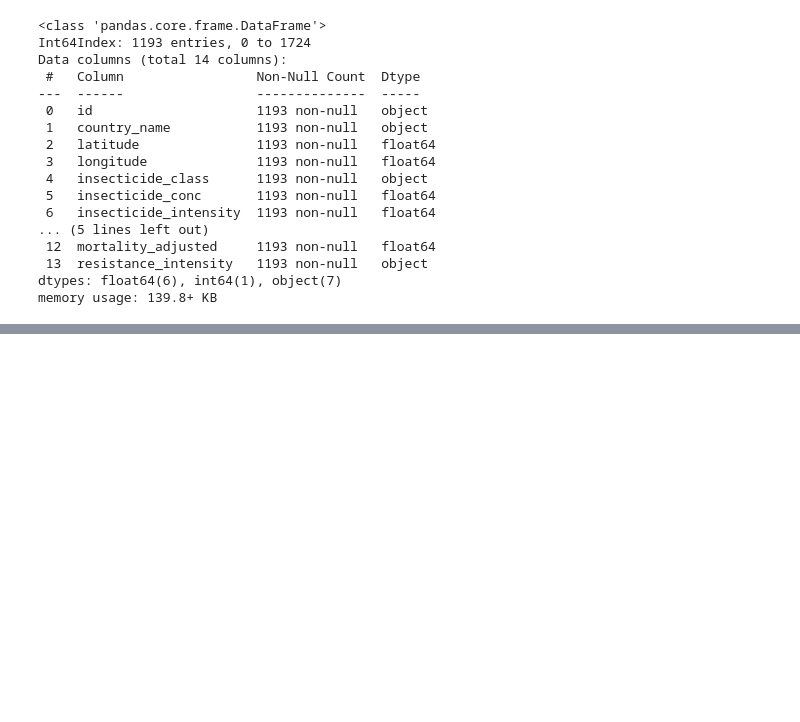
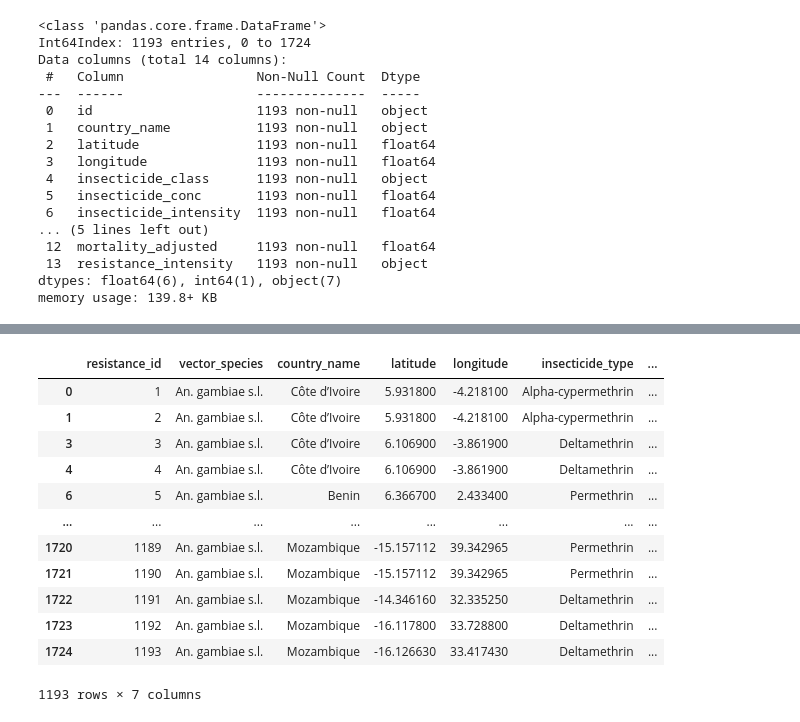
Before and after one commit to WesleyWanyama/136895, a Jupyter notebook: ETL/InsecticideResistanceDataTransformation.ipynb, the cells around one changed output, grey strips where cells are left out. Saved outputs shown, nothing was run; the diff lists cells and outputs as text; code cells hidden in the pictures; blank space fills up the shorter version.

Commit message:
Tables

```diff
--- a/ETL/InsecticideResistanceDataTransformation.ipynb
+++ b/ETL/InsecticideResistanceDataTransformation.ipynb
@@ -323,3 +323,10 @@ Data columns (total 14 columns):
  13  resistance_intensity   1193 non-null   object
 dtypes: float64(6), int64(1), object(7)
 memory usage: 139.8+ KB
+# %%
+# Create a resistance_table with the selected columns
+resistance_table = df[['vector_species', 'country_name', 'latitude', 'longitude', 'insecticide_type', 'resistance_intensity']].copy()
+# Add a new column 'resistance_id' and set it as the index
+resistance_table['resistance_id'] = range(1, len(resistance_table) + 1)
+# Reorder the columns to have 'resistance_id' as the first column
+resistance_table = resistance_table[['resistance_id', 'vector_species', 'country_name', 'latitude', 'longitude', 'insecticide_type', 'resistance_intensity']]
@@ -325,0 +350,16 @@ memory usage: 139.8+ KB
+# %%
+resistance_table
+# %% [output]
+|  | resistance_id | vector_species | country_name | latitude | longitude | insecticide_type | ... |
+| 0 | 1 | An. gambiae s.l. | Côte d’Ivoire | 5.931800 | -4.218100 | Alpha-cypermethrin | ... |
+| 1 | 2 | An. gambiae s.l. | Côte d’Ivoire | 5.931800 | -4.218100 | Alpha-cypermethrin | ... |
+| 3 | 3 | An. gambiae s.l. | Côte d’Ivoire | 6.106900 | -3.861900 | Deltamethrin | ... |
+| 4 | 4 | An. gambiae s.l. | Côte d’Ivoire | 6.106900 | -3.861900 | Deltamethrin | ... |
+| 6 | 5 | An. gambiae s.l. | Benin | 6.366700 | 2.433400 | Permethrin | ... |
+| ... | ... | ... | ... | ... | ... | ... | ... |
+| 1720 | 1189 | An. gambiae s.l. | Mozambique | -15.157112 | 39.342965 | Permethrin | ... |
+| 1721 | 1190 | An. gambiae s.l. | Mozambique | -15.157112 | 39.342965 | Permethrin | ... |
+| 1722 | 1191 | An. gambiae s.l. | Mozambique | -14.346160 | 32.335250 | Deltamethrin | ... |
+| 1723 | 1192 | An. gambiae s.l. | Mozambique | -16.117800 | 33.728800 | Deltamethrin | ... |
+| 1724 | 1193 | An. gambiae s.l. | Mozambique | -16.126630 | 33.417430 | Deltamethrin | ... |
+1193 rows × 7 columns
```
Also changed, not shown: parts of 5 cells of this notebook, 1 other file.
